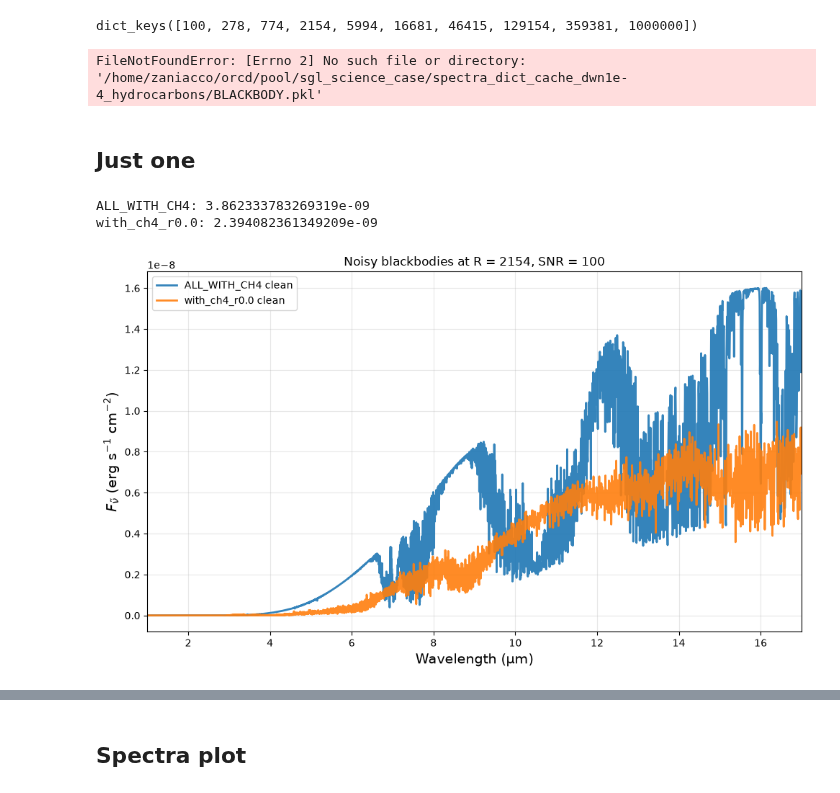
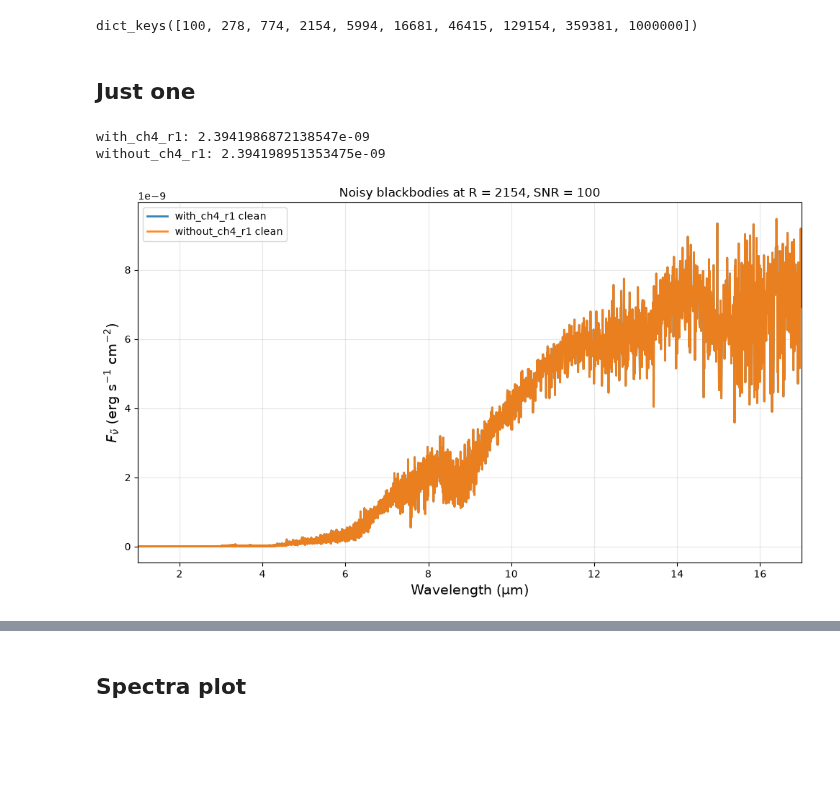
Before and after one commit to zanecollins/sgl_science_case, a Jupyter notebook: sgl_science_case/notebooks/hitran_xsc.ipynb, the cells around one changed output, grey strips where cells are left out. Saved outputs shown, nothing was run; the diff lists cells and outputs as text; code cells hidden in the pictures; blank space fills up the shorter version.

Commit message:
BUG: Spectra don't seem to be generating correctly

```diff
--- a/sgl_science_case/notebooks/hitran_xsc.ipynb
+++ b/sgl_science_case/notebooks/hitran_xsc.ipynb
@@ -552,10 +552,10 @@ res_dict = {
 #     # "ALL_WITH_N2O": load_pkl("ALL_WITH_N2O"),
 #     # "ALL_WITHOUT_N2O": load_pkl("ALL_WITHOUT_N2O"),
 
-#     # "ALL_WITH_CH4": load_pkl("hydrocarbons_no_bg_vmr_normalized_with_ch4"),
+    # "ALL_WITH_CH4": load_pkl("hydrocarbons_no_bg_vmr_normalized_with_ch4"),
 #     # "ALL_WITHOUT_CH4": load_pkl("hydrocarbons_no_bg_vmr_normalized_without_ch4"),
-    "ALL_WITH_CH4": load_pkl("hydrocarbons_nobg_vmr_normalized_v2_with_ch4"),
-    "ALL_WITHOUT_CH4": load_pkl("hydrocarbons_nobg_vmr_normalized_v2_without_ch4"),
+    # "ALL_WITH_CH4": load_pkl("hydrocarbons_nobg_vmr_normalized_v2_with_ch4"),
+    # "ALL_WITHOUT_CH4": load_pkl("hydrocarbons_nobg_vmr_normalized_v2_without_ch4"),
 #     # "CH4": load_pkl("CH4")
 
 #     "ALL_WITH_DMS": load_pkl("ALL_WITH_DMS"),
@@ -565,12 +565,12 @@ res_dict = {
 #     "Blackbody_red_05": load_pkl("Blackbody_red_noise_0.5"),
 #     "Blackbody_nored":load_pkl("Blackbody_nored")
 
-    'with_ch4_r1': load_pkl("hydrocarbons_with_CH4_r1"),
-    'without_ch4_r1': load_pkl("hydrocarbons_without_CH4_r1"),
-    'with_ch4_r0.5': load_pkl("hydrocarbons_with_CH4_r0.5"),
-    'without_ch4_r0.5': load_pkl("hydrocarbons_without_CH4_r0.5"),
-    'with_ch4_r0.05': load_pkl("hydrocarbons_with_CH4_r0.05"),
-    'without_ch4_r0.05': load_pkl("hydrocarbons_without_CH4_r0.05"),
+    'with_ch4_r1': load_pkl("hydrocarbons_with_CH4_R_1"),
+    'without_ch4_r1': load_pkl("hydrocarbons_without_CH4_R_1"),
+    'with_ch4_r0.5': load_pkl("hydrocarbons_with_CH4_R_0.5"),
+    'without_ch4_r0.5': load_pkl("hydrocarbons_without_CH4_R_0.5"),
+    # 'with_ch4_r0.05': load_pkl("hydrocarbons_with_CH4_r0.05"),
+    # 'without_ch4_r0.05': load_pkl("hydrocarbons_without_CH4_r0.05"),
     'with_ch4_r0.0': load_pkl("hydrocarbons_with_CH4_R_0")
 
 
@@ -580,10 +580,7 @@ print(res_dict['with_ch4_r1'].keys())
 # %% [output]
 dict_keys([100, 278, 774, 2154, 5994, 16681, 46415, 129154, 359381, 1000000])
 # %%
-res_dict['DMS'] = load_pkl("DMS")
-res_dict['BLACKBODY'] = load_pkl("BLACKBODY")
+res_dict['without_ch4_r0'] = load_pkl("hydrocarbons_without_CH4_R_0")
-# %% [output]
-FileNotFoundError: [Errno 2] No such file or directory: '/home/zaniacco/orcd/pool/sgl_science_case/spectra_dict_cache_dwn1e-4_hydrocarbons/BLACKBODY.pkl'
 # %% [markdown]
 ## Just one
 # %%
@@ -594,14 +591,14 @@ R = 2154
 snr = 100
 R_key = int(R)
 
-names = ["ALL_WITH_CH4", "with_ch4_r0.0"]
+names = ["with_ch4_r1", "without_ch4_r1"]
 colors = ["C0", "C1"]
 
 for name, color in zip(names, colors):
     d = res_dict[name][R_key]
     x = np.asarray(d["wavelength_grid"], dtype=np.float64)
-    y = np.asarray(d[f"flux_snr{snr}"], dtype=np.float64)
-    err = np.asarray(d[f"error_snr{snr}"], dtype=np.float64)
+    y = np.asarray(d[f"flux_clean"], dtype=np.float64)
+    # err = np.asarray(d[f"error_clean"], dtype=np.float64)
 
     print(f"{name}: {np.std(y)}")
 
@@ -610,35 +607,35 @@ for name, color in zip(names, colors):
 
     # plt.errorbar(
     #     x, y, yerr=err,
     #     label=f"{name} noisy (R={int(R)}, SNR={snr})",
     #     marker="o", ls="none", markersize=4, capsize=3,
     #     alpha=0.7, color=color, zorder=1,
     # )
 
     y_c = np.asarray(d["flux_clean"], dtype=np.float64)
     m_c = np.isfinite(x)
     x_c = np.asarray(d["wavelength_grid"], dtype=np.float64)
     y_c = np.asarray(d["flux_clean"], dtype=np.float64)
     m_c = np.isfinite(x_c) & np.isfinite(y_c) & (y_c > 0) & (x_c >= plt_min) & (x_c <= plt_max)
     plt.plot(x_c[m_c], y_c[m_c], lw=2, color=color, alpha=0.9, zorder=2,
              label=f"{name} clean")
 
 # plt.yscale("log")
 plt.xlim(plt_min, plt_max)
 # plt.ylim(1.95e-11,2.0e-11)
 plt.xlabel("Wavelength (µm)", fontsize=14)
 plt.ylabel(
     r"$F_{\tilde{\nu}}$ (erg s$^{-1}$ cm$^{-2}$)",
     fontsize=14,
 )
 plt.title(f"Noisy blackbodies at R = {int(R)}, SNR = {snr}")
 plt.legend()
 plt.grid(True, which="both", alpha=0.3)
 plt.tight_layout()
 plt.show()
 # %% [output]
-ALL_WITH_CH4: 3.862333783269319e-09
-with_ch4_r0.0: 2.394082361349209e-09
+with_ch4_r1: 2.3941986872138547e-09
+without_ch4_r1: 2.394198951353475e-09
-[figure, old version]
+[figure, new version]
 # %%
 plt.figure(figsize=(10, 6))
```
Also changed, not shown: parts of 3 cells of this notebook, 14 other files.
